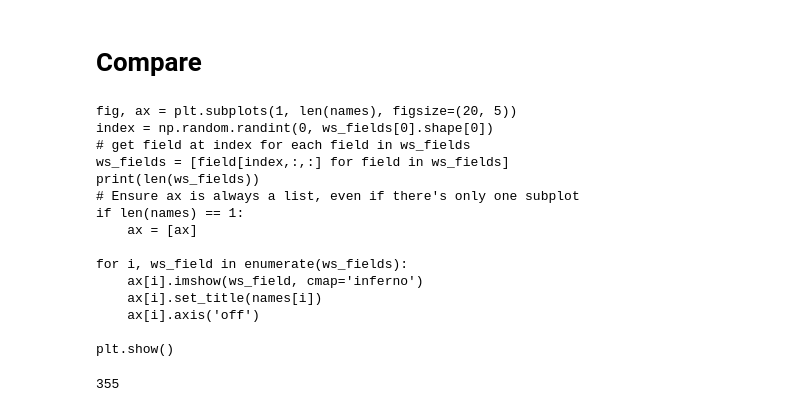
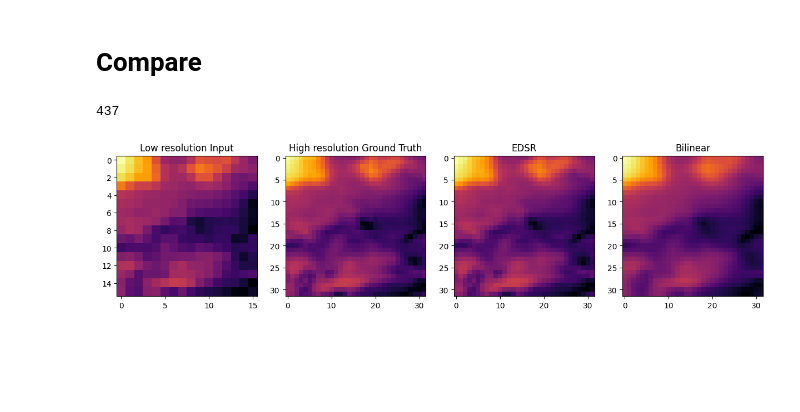
Before and after one commit to UBela/temporal_sr, a Jupyter notebook: plot_data.ipynb, the cells around one changed output. Drawn from its saved outputs; the diff is of its cells as text; code cells hidden in the pictures; blank space fills up the shorter version.

Commit message:
fix plots and bil interpolation

```diff
--- a/plot_data.ipynb
+++ b/plot_data.ipynb
@@ -8,7 +8,8 @@ import matplotlib.pyplot as plt
 preds_dir = '../preds/'
 dataset_dir = '../data/'
 
-SCALING_FACTOR = 4
+SCALING_FACTOR = 2
+YEAR = 1984
 # %%
 def load_dataset(data, start, end, patch_size):
     dataset = xr.open_dataset(data).sel(valid_time=slice(start, end)).isel(
@@ -76,7 +74,7 @@ train_split = dataset.sel(valid_time=slice('1980-01-01', '1982-12-31'))
 eval_split = dataset.sel(valid_time=slice('1984-01-01', '1984-12-31'))
 
 _, scale = normalize_data(train_split)
-eval_split, _ = normalize_data(eval_split, scale)
+#eval_split, _ = normalize_data(eval_split, scale)
 print(scale)
 #gstack first two channels in a tensor+
 eval_split_tensor = torch.stack([torch.tensor(eval_split[var].values) for var in eval_split.data_vars], dim=1)
@@ -138,57 +130,19 @@ u range: -15.655136108398438 to 19.43558120727539, v range: -14.15202522277832 t
 # %% [markdown]
 # Compare
-# %%
-names = ["EDSR", "Bilinear", "High resolution Ground Truth", "Low resolution"]
-# %%
-"""
-fig, ax = plt.subplots(1, len(names), figsize=(20, 5))
-index = np.random.randint(0, ws_fields[0].shape[0])
-# get field at index for each field in ws_fields
-ws_fields = [field[index,:,:] for field in ws_fields]
-print(len(ws_fields))
-# Ensure ax is always a list, even if there's only one subplot
-if len(names) == 1:
-    ax = [ax]
-
-for i, ws_field in enumerate(ws_fields):
-    ax[i].imshow(ws_field, cmap='inferno')
-    ax[i].set_title(names[i])
-    ax[i].axis('off')
-
-plt.show()
-"""
-# %% [output]
-fig, ax = plt.subplots(1, len(names), figsize=(20, 5))
-index = np.random.randint(0, ws_fields[0].shape[0])
-# get field at index for each field in ws_fields
-ws_fields = [field[index,:,:] for field in ws_fields]
-print(len(ws_fields))
-# Ensure ax is always a list, even if there's only one subplot
-if len(names) == 1:
-    ax = [ax]
-
-for i, ws_field in enumerate(ws_fields):
-    ax[i].imshow(ws_field, cmap='inferno')
-    ax[i].set_title(names[i])
-    ax[i].axis('off')
-
-plt.show()
-# %%
-def plot_comparison(gt, lr, sr, baseline, index):
-    fig, ax = plt.subplots(1, 4, figsize=(12, 3))
-    ax[0].imshow(gt[index], cmap='inferno')
-    ax[0].set_title('Ground Truth')
-    ax[1].imshow(lr[index], cmap='inferno')
-    ax[1].set_title('Low Resolution')
-    ax[2].imshow(sr[index].detach().numpy(), cmap='inferno')
-    ax[2].set_title('EDSR')
-    ax[3].imshow(baseline[index], cmap='inferno')
-    ax[3].set_title('Bilinear')
-    plt.show()
-    #plt.savefig('comparison.png')
-
-index = np.random.randint(0, len(ground_truth_wind_speeds))
-print(index)
-plot_comparison(ground_truth_wind_speeds, lr_wind_speeds, wind_speed_fields_alt, baseline_alt, index)
-# %% [output]
-355
+# %%
+def plot_comparison(fields, names, index):
+    assert len(fields) == len(names)
+    fig, ax = plt.subplots(1, len(names), figsize=(15, 6))
+    fields = [field[index] for field in fields]
+    for i, field in enumerate(fields):
+        ax[i].imshow(field, cmap='inferno')
+        ax[i].set_title(names[i])
+
+    plt.show()
+
+index = np.random.randint(0, len(ground_truth_wind_speeds))
+print(index)
+plot_comparison(ws_fields, names, index)
+# %% [output]
+437
+[figure, added]
```
Also changed, not shown: parts of 4 cells of this notebook, 2 other files.
